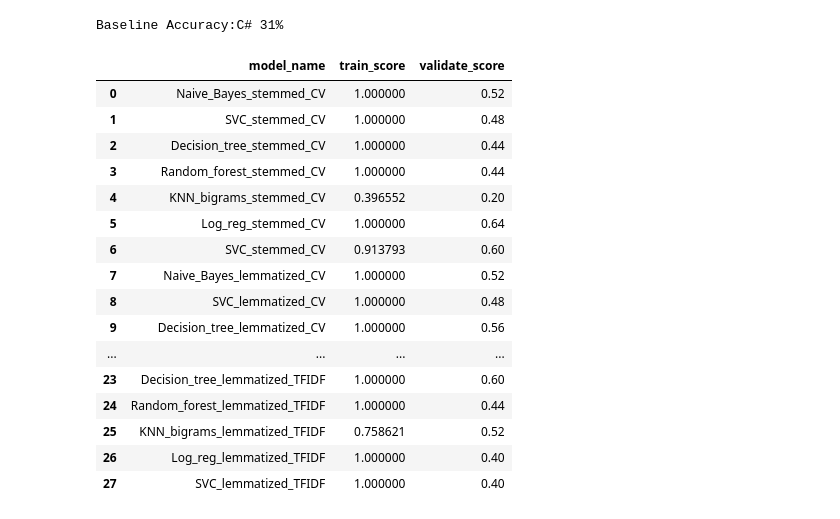
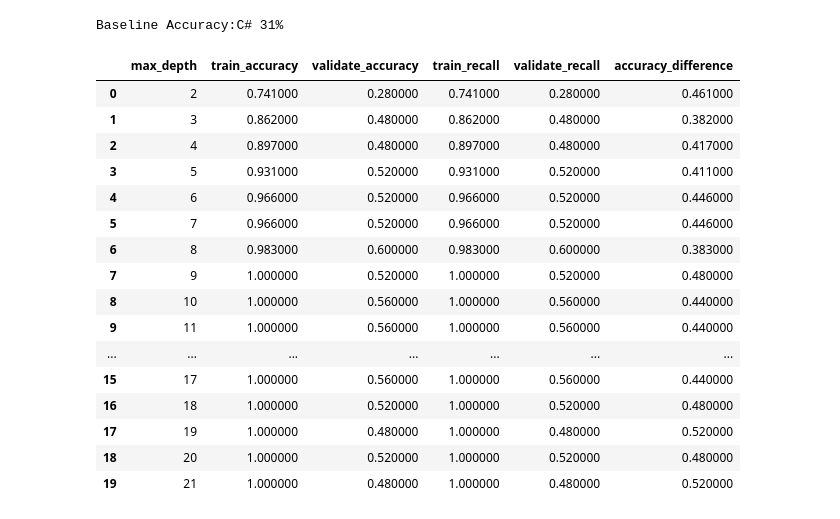
Before and after one commit to codeup-germain/github-code-composition, a Jupyter notebook: Model_Brandon_Draft.ipynb, the cells around one changed output. Saved outputs shown, nothing was run; the diff lists cells and outputs as text; code cells hidden in the pictures.

Commit message:
Models draft added

```diff
--- a/Model_Brandon_Draft.ipynb
+++ b/Model_Brandon_Draft.ipynb
@@ -207,20 +109,0 @@ for model, name in zip(model_list, model_names):
-# %%
-score_df
-# %% [output]
-|  | model_name | train_score | validate_score |
-| 0 | Naive_Bayes_stemmed_CV | 1.000000 | 0.52 |
-| 1 | SVC_stemmed_CV | 1.000000 | 0.48 |
-| 2 | Decision_tree_stemmed_CV | 1.000000 | 0.44 |
-| 3 | Random_forest_stemmed_CV | 1.000000 | 0.44 |
-| 4 | KNN_bigrams_stemmed_CV | 0.396552 | 0.20 |
-| 5 | Log_reg_stemmed_CV | 1.000000 | 0.64 |
-| 6 | SVC_stemmed_CV | 0.913793 | 0.60 |
-| 7 | Naive_Bayes_lemmatized_CV | 1.000000 | 0.52 |
-| 8 | SVC_lemmatized_CV | 1.000000 | 0.48 |
-| 9 | Decision_tree_lemmatized_CV | 1.000000 | 0.56 |
-| ... | ... | ... | ... |
-| 23 | Decision_tree_lemmatized_TFIDF | 1.000000 | 0.60 |
-| 24 | Random_forest_lemmatized_TFIDF | 1.000000 | 0.44 |
-| 25 | KNN_bigrams_lemmatized_TFIDF | 0.758621 | 0.52 |
-| 26 | Log_reg_lemmatized_TFIDF | 1.000000 | 0.40 |
-| 27 | SVC_lemmatized_TFIDF | 1.000000 | 0.40 |
@@ -226,0 +161,59 @@ score_df
+# %%
+## Create a for loop that creates 20 Random Forrest models with increasingly larger depths.
+metrics2 = []
+forest_models = []
+for i in range(2, 22):
+    # Make the model
+    forest = RandomForestClassifier(max_depth=i, random_state=123)
+
+    # Fit the model (on train and only train)
+    forest = forest.fit(X_train, y_train)
+
+    y_predictions = forest.predict(X_train)
+    y_pred = forest.predict(X_validate)
+
+    # Use the model
+    in_sample_accuracy = round(forest.score(X_train, y_train),3)
+
+    out_of_sample_accuracy = round(forest.score(X_validate, y_validate),3)
+
+    in_sample_recall = round(sklearn.metrics.recall_score(y_train, y_predictions, pos_label =0, average='micro'),3)
+
+    out_of_sample_recall = round(sklearn.metrics.recall_score(y_validate, y_pred, pos_label =0, average='micro'),3)
+
+    output = {
+        "max_depth": i,
+        "train_accuracy": in_sample_accuracy,
+        "validate_accuracy": out_of_sample_accuracy,
+        "train_recall": in_sample_recall,
+        "validate_recall": out_of_sample_recall
+    }
+
+    # This creates the df below
+    metrics2.append(output)
+    # tree_models will store all of my tree models incase i want them later
+    forest_models.append(forest)
+
+
+
+forest_df = pd.DataFrame(metrics2)
+forest_df["accuracy_difference"] = forest_df.train_accuracy - forest_df.validate_accuracy
+forest_df.style.highlight_min('accuracy_difference')
+# %% [output]
+|  | max_depth | train_accuracy | validate_accuracy | train_recall | validate_recall | accuracy_difference |
+| 0 | 2 | 0.741000 | 0.280000 | 0.741000 | 0.280000 | 0.461000 |
+| 1 | 3 | 0.862000 | 0.480000 | 0.862000 | 0.480000 | 0.382000 |
+| 2 | 4 | 0.897000 | 0.480000 | 0.897000 | 0.480000 | 0.417000 |
+| 3 | 5 | 0.931000 | 0.520000 | 0.931000 | 0.520000 | 0.411000 |
+| 4 | 6 | 0.966000 | 0.520000 | 0.966000 | 0.520000 | 0.446000 |
+| 5 | 7 | 0.966000 | 0.520000 | 0.966000 | 0.520000 | 0.446000 |
+| 6 | 8 | 0.983000 | 0.600000 | 0.983000 | 0.600000 | 0.383000 |
+| 7 | 9 | 1.000000 | 0.520000 | 1.000000 | 0.520000 | 0.480000 |
+| 8 | 10 | 1.000000 | 0.560000 | 1.000000 | 0.560000 | 0.440000 |
+| 9 | 11 | 1.000000 | 0.560000 | 1.000000 | 0.560000 | 0.440000 |
+| ... | ... | ... | ... | ... | ... | ... |
+| 15 | 17 | 1.000000 | 0.560000 | 1.000000 | 0.560000 | 0.440000 |
+| 16 | 18 | 1.000000 | 0.520000 | 1.000000 | 0.520000 | 0.480000 |
+| 17 | 19 | 1.000000 | 0.480000 | 1.000000 | 0.480000 | 0.520000 |
+| 18 | 20 | 1.000000 | 0.520000 | 1.000000 | 0.520000 | 0.480000 |
+| 19 | 21 | 1.000000 | 0.480000 | 1.000000 | 0.480000 | 0.520000 |
```
Also changed, not shown: parts of 28 cells of this notebook.
